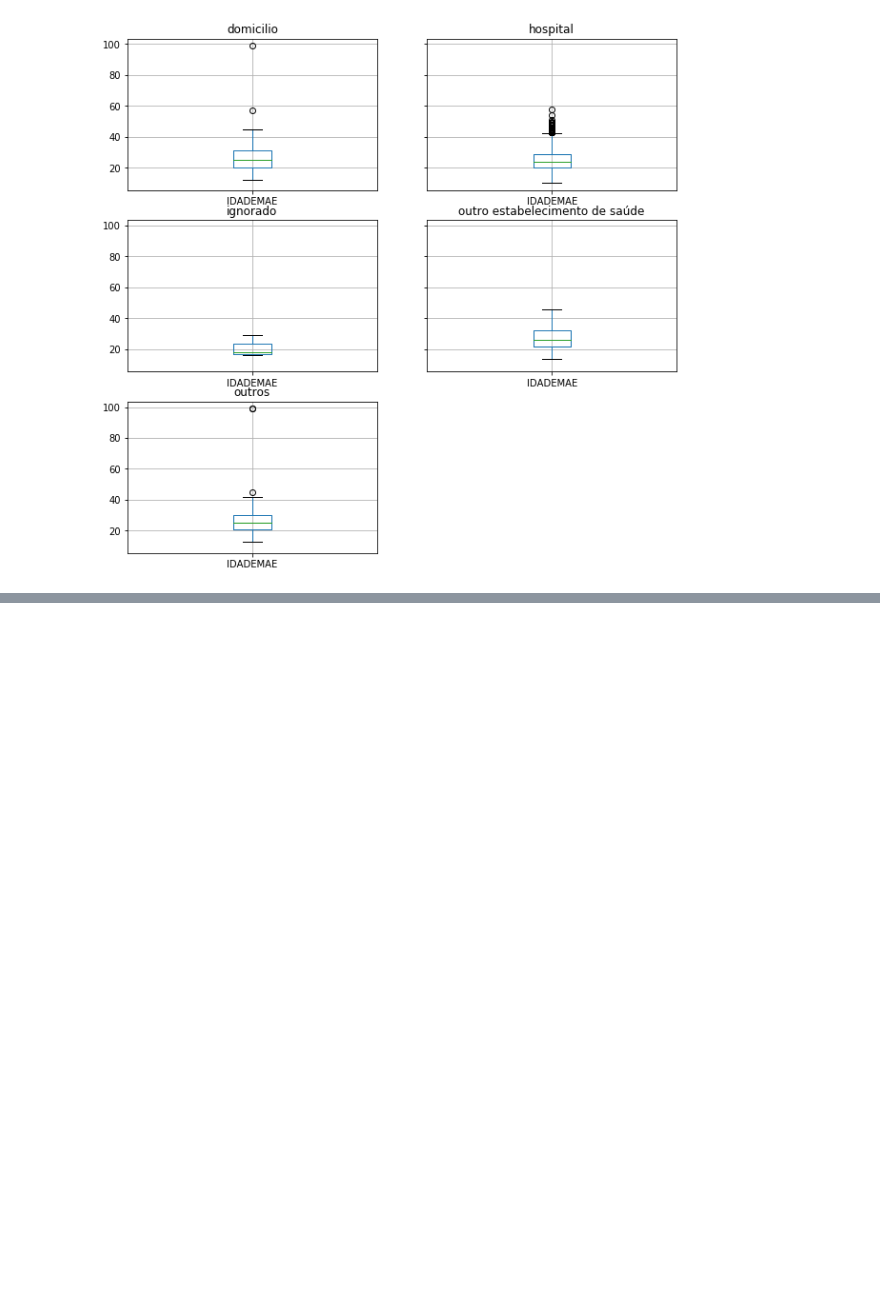
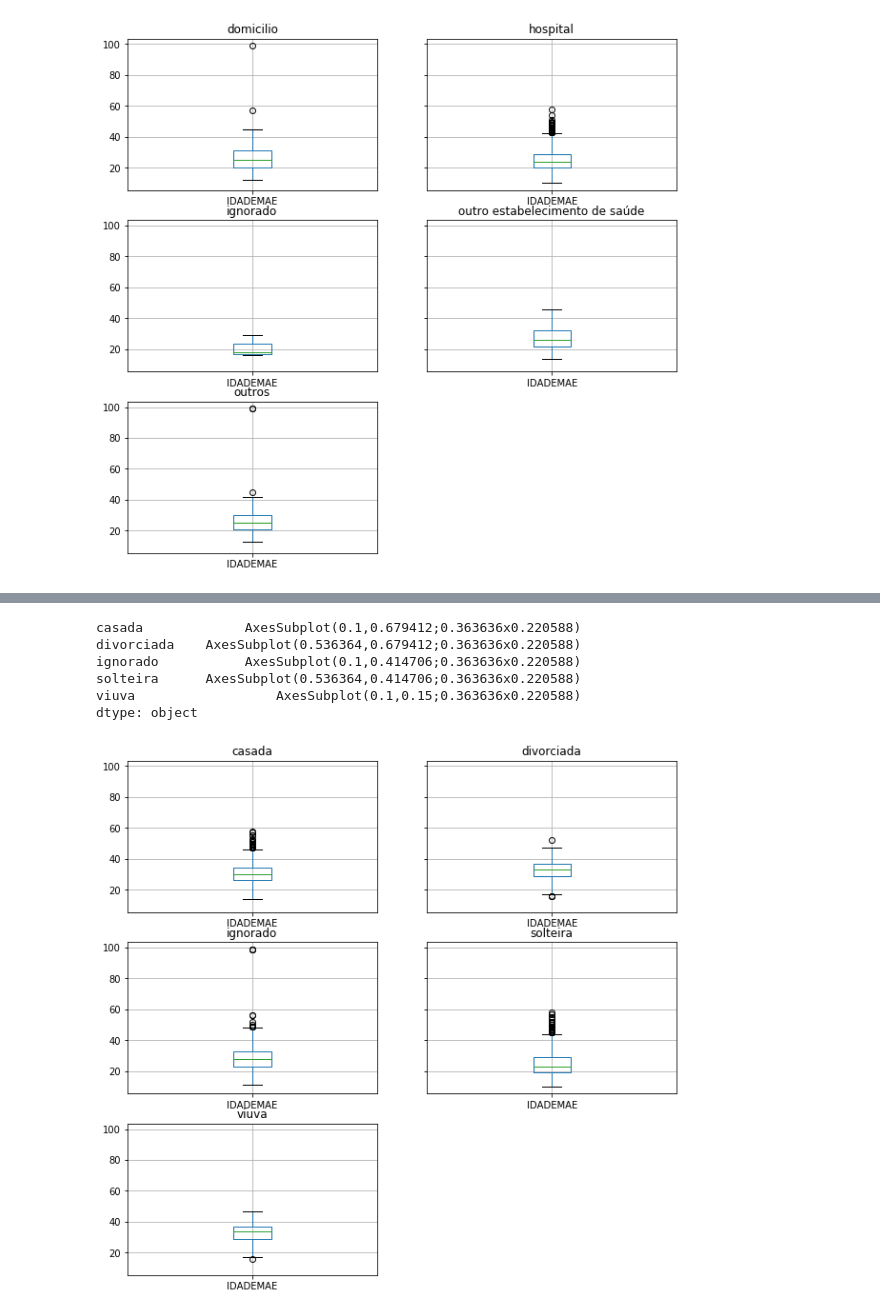
Before and after one commit to tarsisazevedo/nascidos-vivos, a Jupyter notebook: Analise de Nascidos Vivos.ipynb, the cells around one changed output, grey strips where cells are left out. Drawn from its saved outputs; the diff is of its cells as text; code cells hidden in the pictures; blank space fills up the shorter version.

```diff
--- a/Analise de Nascidos Vivos.ipynb
+++ b/Analise de Nascidos Vivos.ipynb
@@ -427,0 +457,10 @@ dtype: object
+# %%
+por_estado_civil.boxplot(column="IDADEMAE", figsize=(10, 10))
+# %% [output]
+casada             AxesSubplot(0.1,0.679412;0.363636x0.220588)
+divorciada    AxesSubplot(0.536364,0.679412;0.363636x0.220588)
+ignorado           AxesSubplot(0.1,0.414706;0.363636x0.220588)
+solteira      AxesSubplot(0.536364,0.414706;0.363636x0.220588)
+viuva                  AxesSubplot(0.1,0.15;0.363636x0.220588)
+dtype: object
+[figure, added]
```
Also changed, not shown: parts of 10 cells of this notebook.
